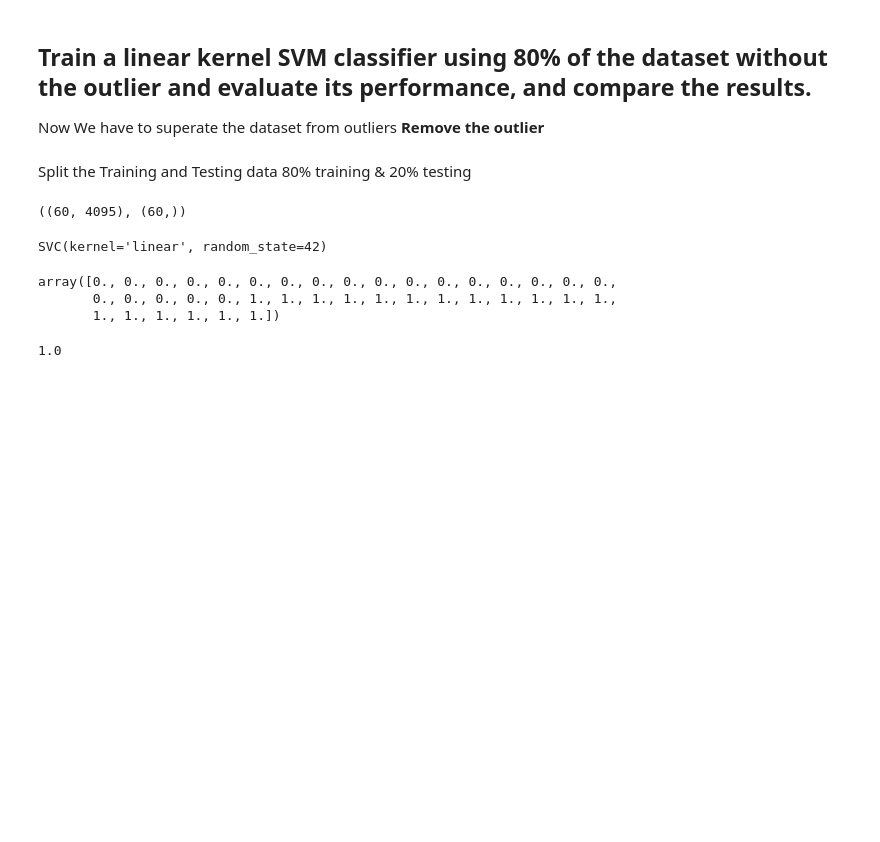
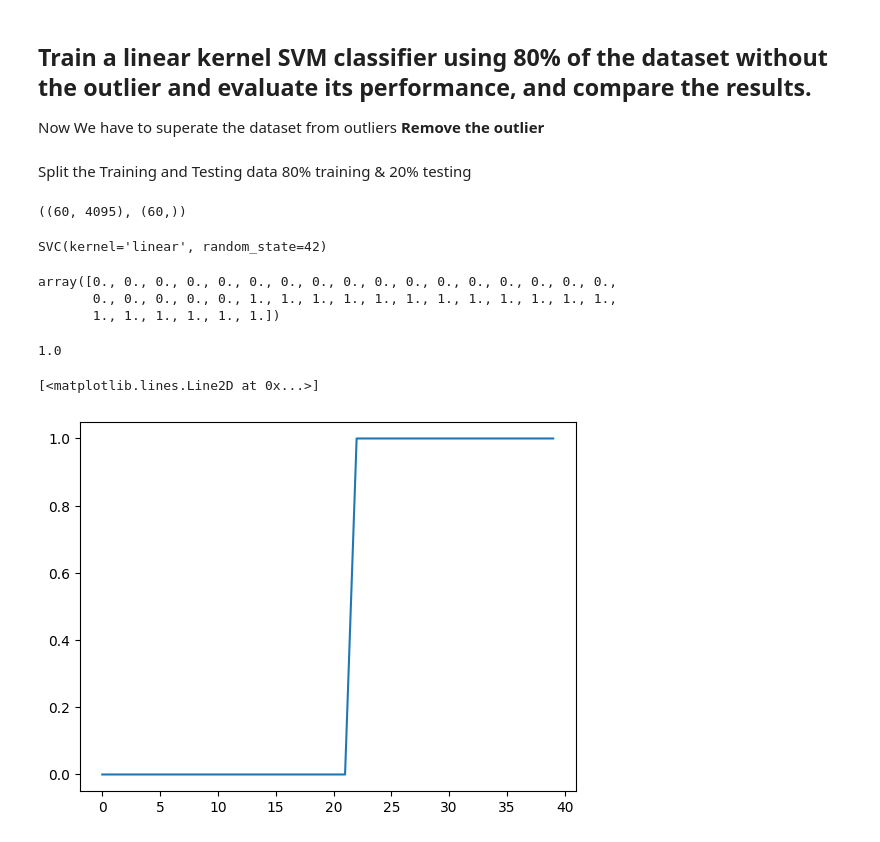
Before and after one commit to nawroz-m/ML_learning, a Jupyter notebook: G5_EGG.ipynb, the cells around one changed output. Drawn from its saved outputs; the diff is of its cells as text; code cells hidden in the pictures; blank space fills up the shorter version.

```diff
--- a/G5_EGG.ipynb
+++ b/G5_EGG.ipynb
@@ -300,3 +422,8 @@ accuracy_score2 = accuracy_score(y_true=y_test, y_pred=y_pred)
 accuracy_score2
 # %% [output]
 1.0
+# %%
+plt.plot(y_pred)
+# %% [output]
+[<matplotlib.lines.Line2D at 0x...>]
+[figure, added]
```
Also changed, not shown: parts of 21 cells of this notebook.
